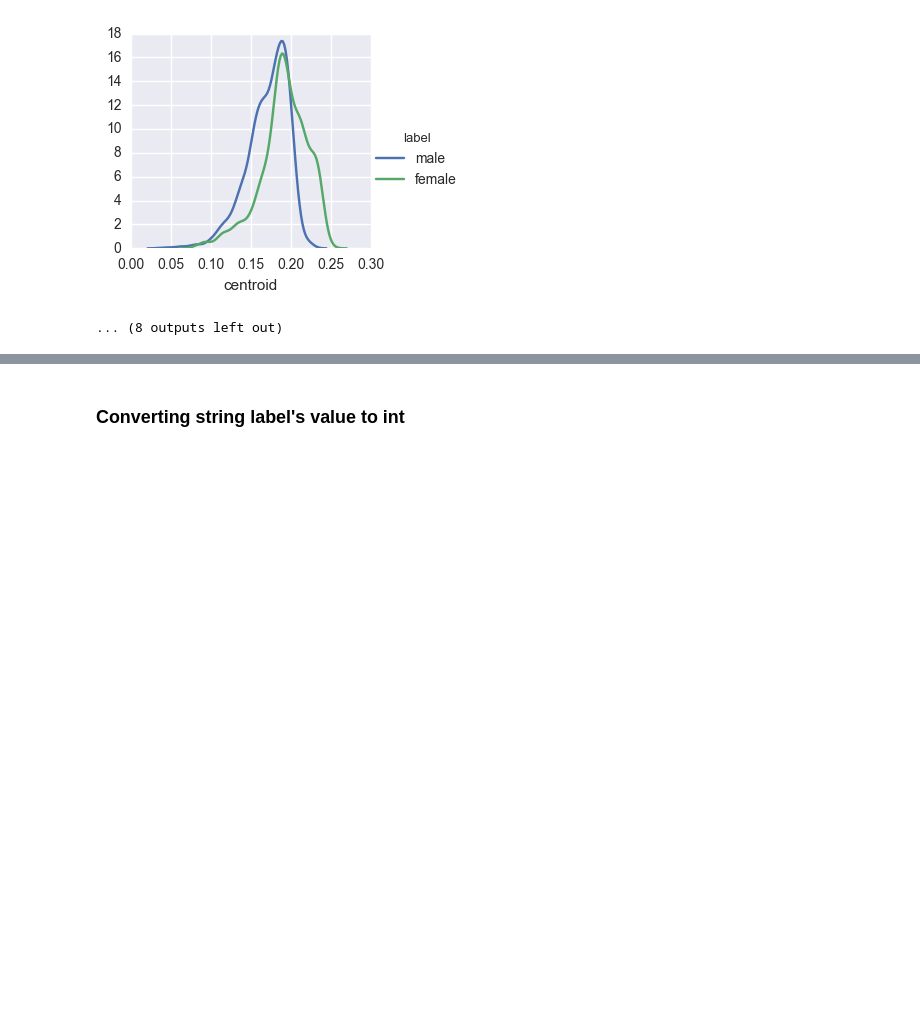
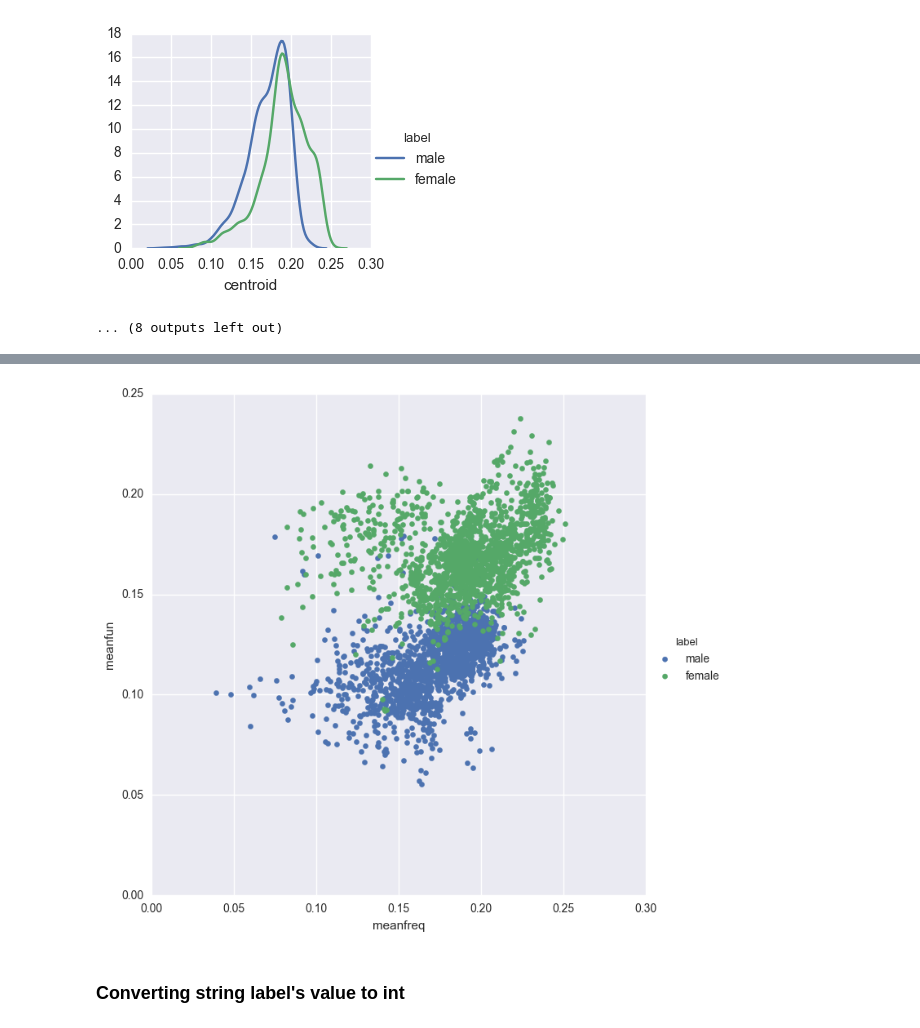
Before and after one commit to pznkDev/VoiceGenderRecognition, a Jupyter notebook: VoiceRecognitionPresentation.ipynb, the cells around one changed output, grey strips where cells are left out. Cells and saved outputs as stored; diff of their text form; code cells hidden in the pictures; blank space fills up the shorter version.

```diff
--- a/VoiceRecognitionPresentation.ipynb
+++ b/VoiceRecognitionPresentation.ipynb
@@ -84,3 +84,8 @@ plt.show()
+# %%
+sns.FacetGrid(voice, hue="label", size=7).map(plt.scatter, "meanfreq", "meanfun").add_legend()
+plt.show()
+# %% [output]
+[figure, added]
 # %% [markdown]
 ### Converting string label's value to int
 # %%
```
Also changed, not shown: parts of 12 cells of this notebook.
